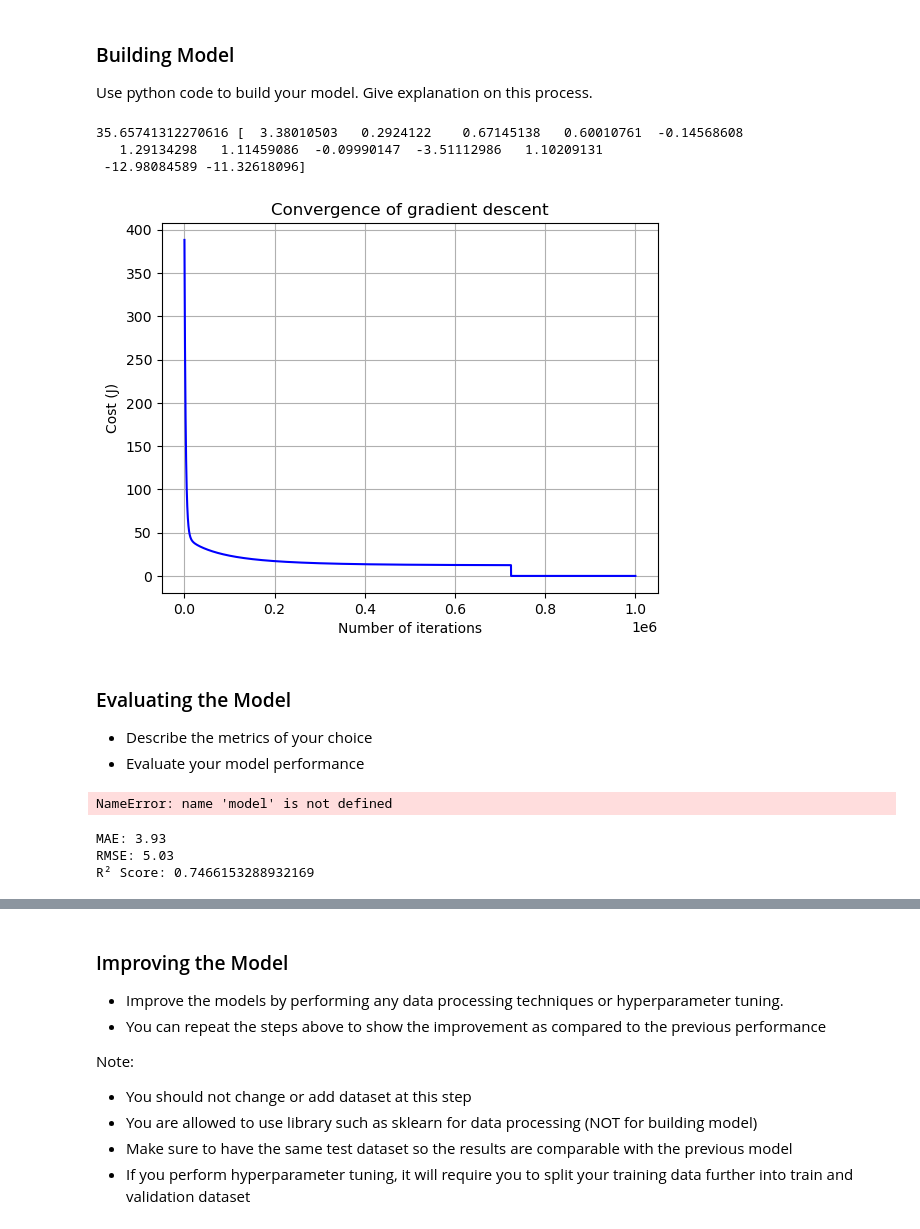
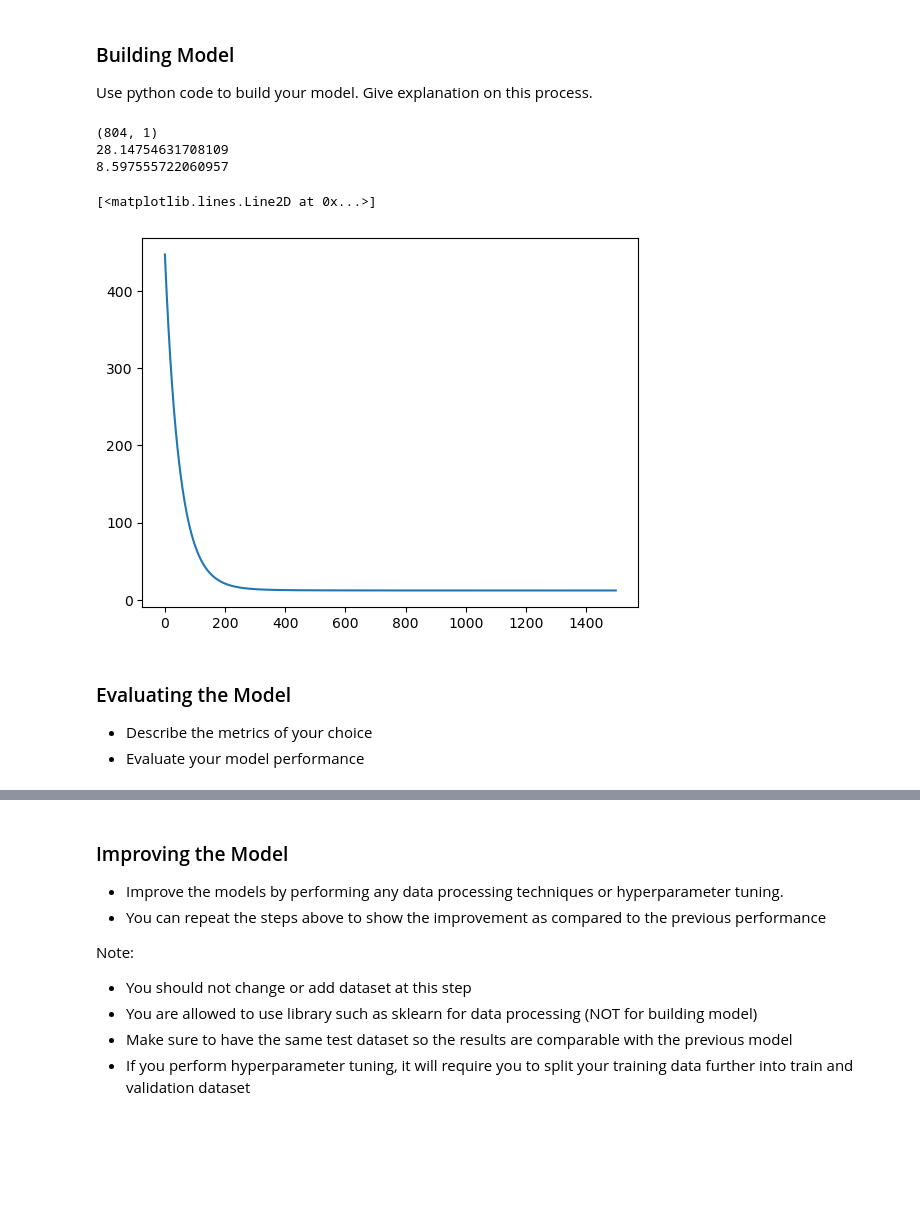
Before and after one commit to ziqiqiiii/DDW_DTP, a Jupyter notebook: Project Template.ipynb, the cells around one changed output, grey strips where cells are left out. Saved outputs shown, nothing was run; the diff lists cells and outputs as text; code cells hidden in the pictures; blank space fills up the shorter version.

Commit message:
feat - done building model

```diff
--- a/Project Template.ipynb
+++ b/Project Template.ipynb
@@ -293,7 +293,7 @@ plt.show()
 # %% [output]
 [figure]
 # %%
-independent_variables = pd.get_dummies(df[['Type of Food', 'Event Type', 'Preparation Method', 'Pricing', 'Number of Guests']], drop_first=True).astype(int)
+independent_variables = pd.get_dummies(df[['Type of Food', 'Event Type', 'Preparation Method', 'Pricing', 'Number of Guests', 'Geographical Location']], drop_first=True).astype(int)
 dependent_variable = df[['Wastage Food Amount']]
 # %%
 numeric_vars.remove('Quantity of Food')
@@ -358,11 +358,11 @@ Prepare features and target for model training.
 # put Python code to prepare your features and target
 from utils.SplitData import split_data
 
-ir_train, ir_test, dr_train, dr_test = split_data(independent_variables, dependent_variable, random_state=100, test_size=0.5)
-display(ir_train.describe())
-display(ir_test.describe())
-display(dr_train.describe())
-display(dr_test.describe())
+iv_train, iv_test, dv_train, dv_test = split_data(independent_variables, dependent_variable, random_state=100, test_size=0.5)
+display(iv_train.describe())
+display(iv_test.describe())
+display(dv_train.describe())
+display(dv_test.describe())
 # %% [output]
 |  | Number of Guests | Type of Food_Dairy Products | Type of Food_Fruits | Type of Food_Meat | Type of Food_Vegetables | ... |
 | count | 805.000000 | 805.000000 | 805.000000 | 805.000000 | 805.000000 | ... |
@@ -404,54 +404,27 @@ display(dr_test.describe())
 ### Building Model
 
 Use python code to build your model. Give explanation on this process.
-# %%
-# put Python code to build your model
-from utils.GrandientDescent import run_gradient_descent
-
-# Set hyperparameters
-learning_rate = 0.0001
-iterations = 1000000
-
-# Set random seed for reproducibility
-np.random.seed(42)
-w0, w1, cost_history = run_gradient_descent(ir_train.to_numpy(), dr_train.to_numpy().ravel(), learning_rate, iterations)
-print(w0,w1)
-# %% [output]
-35.65741312270616 [  3.38010503   0.2924122    0.67145138   0.60010761  -0.14568608
-   1.29134298   1.11459086  -0.09990147  -3.51112986   1.10209131
- -12.98084589 -11.32618096]
-# %%
-plt.plot(range(1, iterations + 1), cost_history, color='blue')
-plt.rcParams["figure.figsize"] = (10, 6)
-plt.grid()
-plt.xlabel('Number of iterations')
-plt.ylabel('Cost (J)')
-plt.title('Convergence of gradient descent')
-plt.show()
-# %% [output]
-[figure, removed]
+# %%
+# put Python code to build your model
+from utils.GrandientDescent import build_model_linreg, predict_linreg
+
+model, J_storage = build_model_linreg(iv_train, dv_train)
+pred: np.ndarray = predict_linreg(iv_test.to_numpy(), model["beta"], means=model["means"], stds=model["stds"])
+# %%
+print(pred.shape)
+print(pred.mean())
+print(pred.std())
+# %% [output]
+(804, 1)
+28.14754631708109
+8.597555722060957
+# %%
+plt.plot(J_storage)
+# %% [output]
+[<matplotlib.lines.Line2D at 0x...>]
+[figure, added]
 # %% [markdown]
 ### Evaluating the Model
 
 - Describe the metrics of your choice
 - Evaluate your model performance
-# %%
-print('Coefficients:', model.coef_)
-print('Intercept:', model.intercept_)
-# %% [output]
-NameError: name 'model' is not defined
-# %%
-# put Python code to test & evaluate the model
-dr_pred = model.predict(ir_test)
-
-mae = mean_absolute_error(dr_test, dr_pred)
-rmse = np.sqrt(mean_squared_error(dr_test, dr_pred))
-r2 = r2_score(dr_test, dr_pred)
-
-print(f"MAE: {mae:.2f}")
-print(f"RMSE: {rmse:.2f}")
-print(f'R² Score: {r2}')
-# %% [output]
-MAE: 3.93
-RMSE: 5.03
-R² Score: 0.7466153288932169
```
Also changed, not shown: parts of 4 cells of this notebook, 2 other files.
